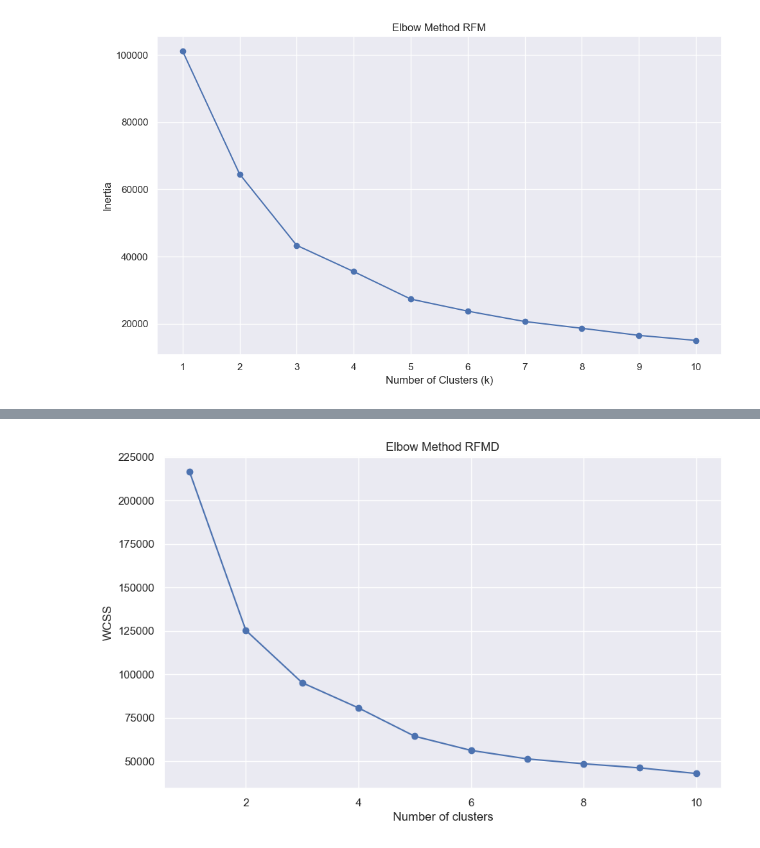
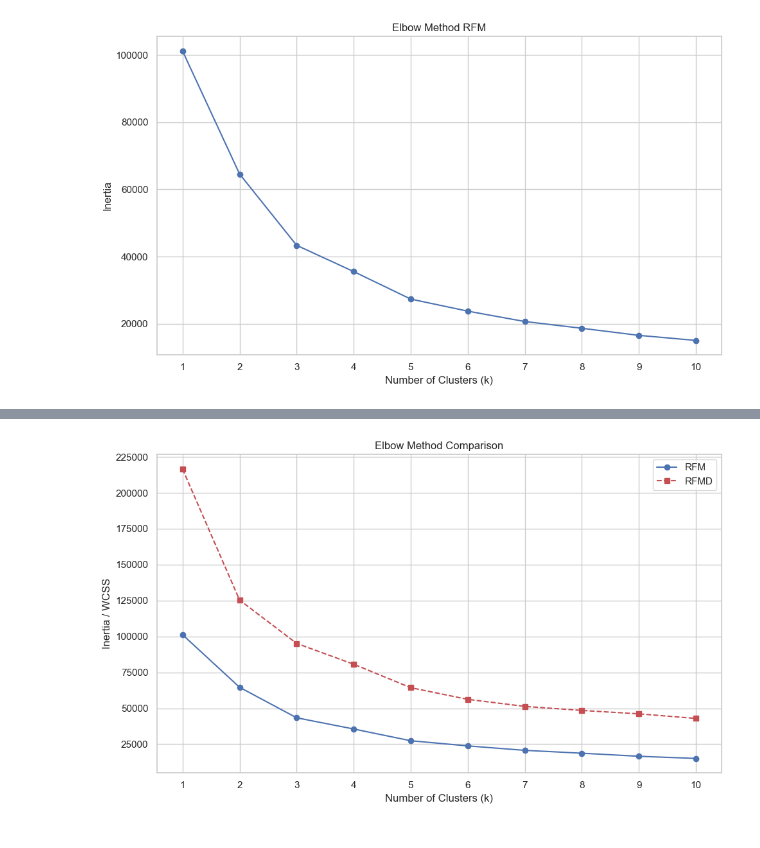
Before and after one commit to pt-sinan-akbar/Dataset-Thesis, a Jupyter notebook: BrazilDataSet.ipynb, the cells around one changed output, grey strips where cells are left out. Drawn from its saved outputs; the diff is of its cells as text; code cells hidden in the pictures.

```diff
--- a/BrazilDataSet.ipynb
+++ b/BrazilDataSet.ipynb
@@ -1083,6 +1084,8 @@ plt.tight_layout()
 # %%
 # merge all features
 RMFD_final = pd.concat([RMFD_scaled, state_df], axis=1)
+# %%
+RMFD_final['Code'] = RMFD_final['State'].map(encoded_to_state)
 # %%
 RMFD_final.head()
 # %% [output]
@@ -1179,17 +1186,41 @@ Cluster
 # %%
 # Elbow method RFMD
+
+#ilangin column Code
+RMFD_numerical = RMFD_final.drop(columns=['Code'])
+
 wcss = []
 cluster_range = range(1, 11)
 for i in cluster_range:
     kmeans = KMeans(n_clusters=i, random_state=42)
-    kmeans.fit(RMFD_final)
+    kmeans.fit(RMFD_numerical)
     wcss.append(kmeans.inertia_)
 
+# Elbow method RFM
+import matplotlib.pyplot as plt
+from sklearn.cluster import KMeans
+
+RFM_final = pd.DataFrame(RMFD_final, columns=['recency', 'frequency_log', 'monetary_log'])
+inertias = []
+
+for k in range(1, 11):
+    kmeans = KMeans(n_clusters=k, random_state=42)
+    kmeans.fit(RFM_final)
+    inertias.append(kmeans.inertia_)
+
 plt.figure(figsize=(10, 6))
-plt.plot(cluster_range, wcss, marker='o')
-plt.title('Elbow Method RFMD')
-plt.xlabel('Number of clusters')
-plt.ylabel('WCSS')
+
+plt.plot(cluster_range, inertias, marker='o', linestyle='-', color='b', label='RFM')
+plt.plot(cluster_range, wcss, marker='s', linestyle='--', color='r', label='RFMD')
+
+plt.title('Elbow Method Comparison')
+plt.xlabel('Number of Clusters (k)')
+plt.ylabel('Inertia / WCSS')
+plt.xticks(cluster_range)
+plt.grid(True)
+plt.legend()
+
+plt.tight_layout()
 plt.show()
 # %% [output]
-[figure, old version]
+[figure, new version]
```
Also changed, not shown: parts of 19 cells of this notebook.
